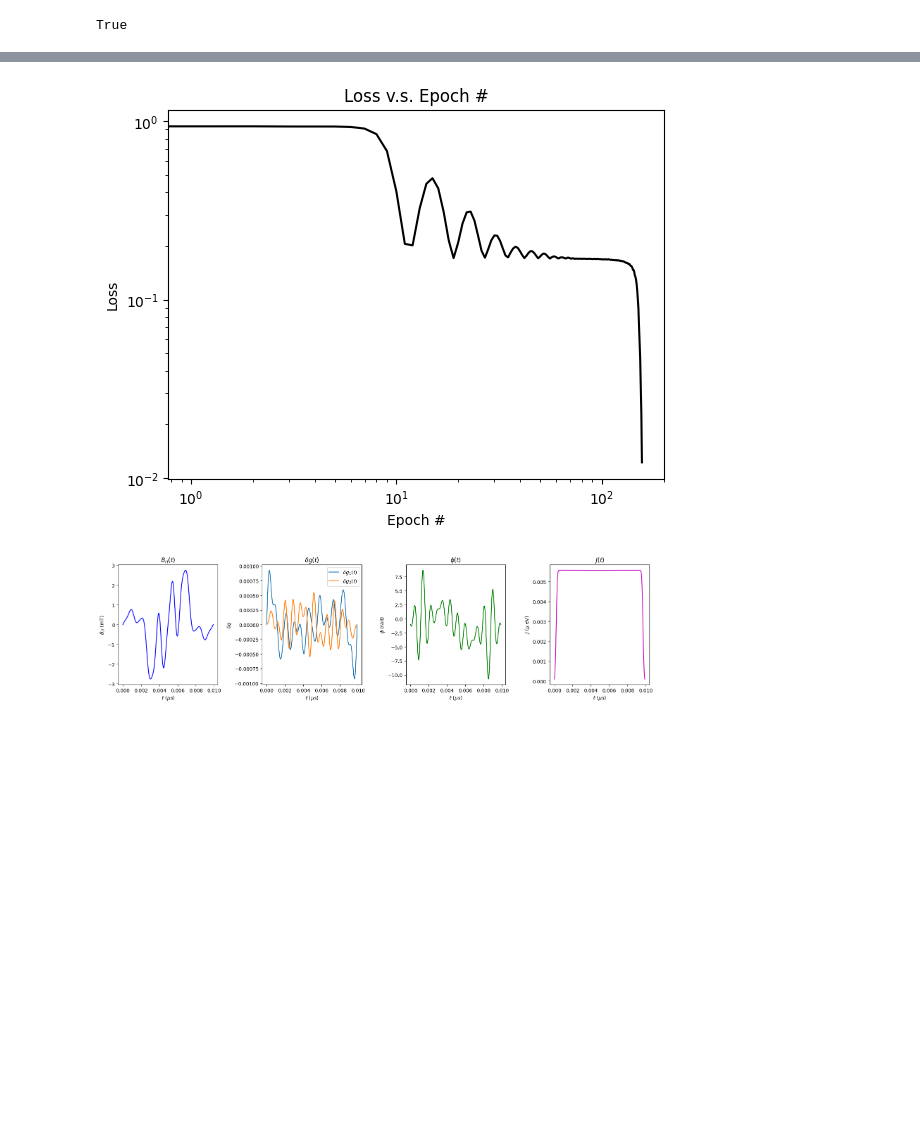
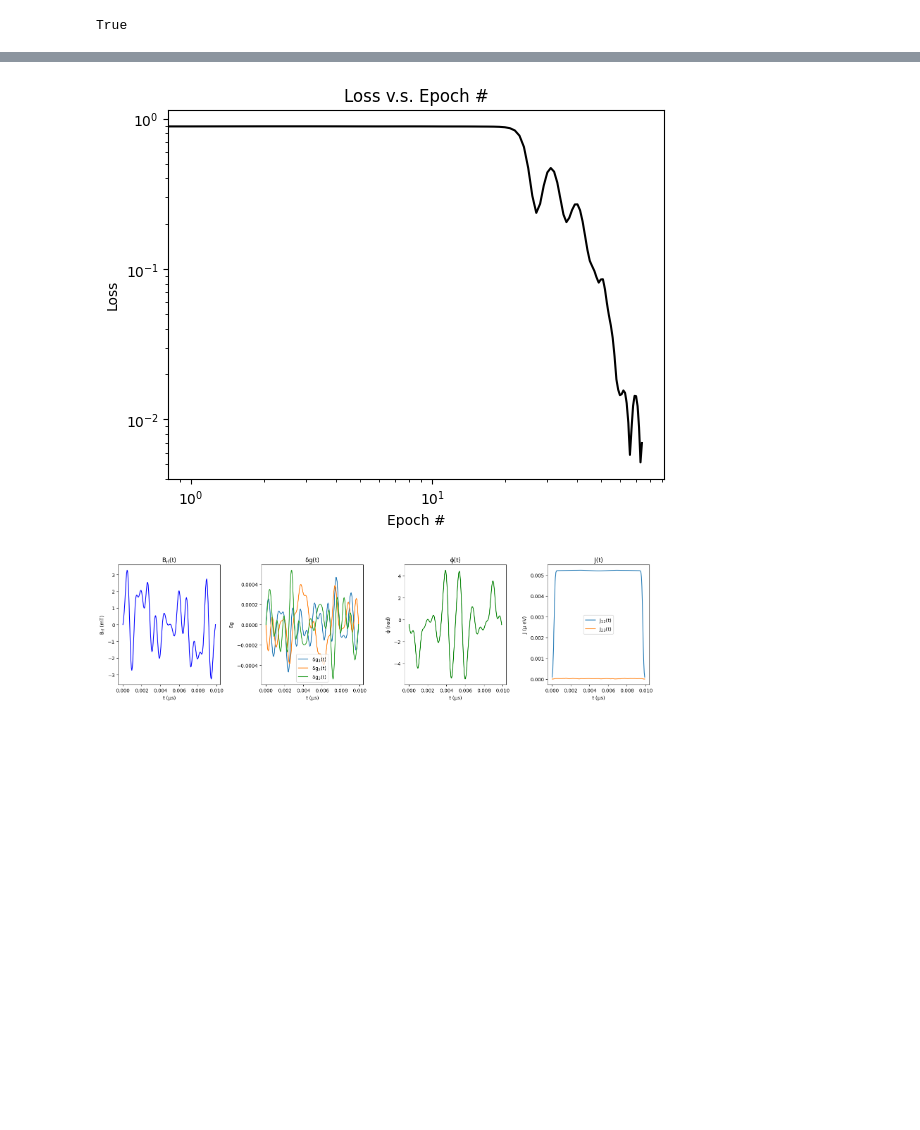
Before and after one commit to mainCSG/QuantumDotControl, a Jupyter notebook: optimal_control/optimal_unitary.ipynb, the cells around one changed output, grey strips where cells are left out. Saved outputs shown, nothing was run; the diff lists cells and outputs as text; code cells hidden in the pictures.

```diff
--- a/optimal_control/optimal_unitary.ipynb
+++ b/optimal_control/optimal_unitary.ipynb
@@ -84,9 +84,9 @@ Ti, Tf = 0, 10e-9 # seconds
 dt = 0.5e-10
 t_units = np.arange(Ti, Tf-dt, dt)
 M = int((Tf - Ti) // dt)
-print(M)
+
 # Number of spins
-N = 2
+N = 3
 isDispersive = False
 
 # Plotting help
@@ -276,7 +279,7 @@ def construct_superop(g, B_rf, phi, J, L, N, dispersive=False):
 
     if N >= 2:
         for j in range(1, N): # Issue if N > 2
-            H += ( J.view(-1,1,1) / (4 * hbar) ) * (torch.mm(X_k(j, N), X_k(j+1, N)) + torch.mm(Y_k(j, N), Y_k(j+1, N)) + torch.mm(Z_k(j, N), Z_k(j+1, N)))
+            H += ( J[j-1].view(-1,1,1) / (4 * hbar) ) * (torch.mm(X_k(j, N), X_k(j+1, N)) + torch.mm(Y_k(j, N), Y_k(j+1, N)) + torch.mm(Z_k(j, N), Z_k(j+1, N))).repeat(M, 1, 1)
 
     Gamma = torch.zeros((M, 2**(2 * N), 2**(2 * N)), dtype=exp_dtype)
     for alpha in range(3):
@@ -295,7 +298,7 @@ def evolve_rho(rho0, g, B_rf, phi, J, L, N, dispersive = False):
 
     if N >= 2:
         for j in range(1, N): # Issue if N > 2
-            H += ( J.view(-1,1,1) / (4 * hbar) ) * (torch.mm(X_k(j, N), X_k(j+1, N)) + torch.mm(Y_k(j, N), Y_k(j+1, N)) + torch.mm(Z_k(j, N), Z_k(j+1, N)))
+            H += ( J[j-1].view(-1,1,1) / (4 * hbar) ) * (torch.mm(X_k(j, N), X_k(j+1, N)) + torch.mm(Y_k(j, N), Y_k(j+1, N)) + torch.mm(Z_k(j, N), Z_k(j+1, N))).repeat(M, 1, 1)
 
     Gamma = torch.zeros((M, 2**(2 * N), 2**(2 * N)), dtype=exp_dtype)
     for alpha in range(3):
@@ -337,5 +340,5 @@ t0 = time.time()
 L_F = construct_superop(g, B_rf, phi, J, L, N, isDispersive)
 print("Time to create superoperator: ", time.time() - t0)
 
-# print(construct_superop(g, B_rf, phi, J, L, N, dispersive=isDispersive))
+print(construct_superop(g, B_rf, phi, J, L, N, dispersive=isDispersive).shape)
 # %% [output]
@@ -351,7 +355,7 @@ theta =np.pi
 
 
 UF_ = RX(theta)
-UF = torch.from_numpy(np.array([[1, 0, 0, 0], [0,0,1,0], [0,1,0,0], [0,0,0,1]])).type(exp_dtype)
+UF = torch.kron(torch.from_numpy(np.array([[1, 0, 0, 0], [0,0,1,0], [0,1,0,0], [0,0,0,1]])).type(exp_dtype),torch.eye(2))
 
 # UF = torch.kron(UF_, torch.eye(2)) if N==2 else UF_
 
@@ -360,7 +364,10 @@ L_desired = torch.kron(UF.conj(), UF)
 # Check out density matrices
 rho0_spin1 =  torch.from_numpy(np.array([[1,0],[0,0]])).type(exp_dtype) # psi0 = |g>
 rho0_spin2 =  torch.from_numpy(np.array([[0,0],[0,1]])).type(exp_dtype) # psi0 = |g>
+rho0_spin3 =  torch.from_numpy(np.array([[1,0],[0,0]])).type(exp_dtype) # psi0 = |g>
+
 rho0 = torch.kron(rho0_spin1, rho0_spin2) if N == 2 else rho0_spin1
+rho0 = torch.kron(torch.kron(rho0_spin1, rho0_spin2),rho0_spin3)
 
 rho_desired = torch.matmul(
             L_desired, rho0.view(-1,)
@@ -369,5 +376,5 @@ rho = torch.matmul(
             construct_superop(g, B_rf, phi, J, L, N, dispersive=isDispersive), rho0.view(-1,)
         )
 
-print(rho_desired.view(2**N,2**N))
-print(rho.view(2**N,2**N))
+# print(rho_desired.view(2**N,2**N))
+# print(rho.view(2**N,2**N))
@@ -409,7 +402,7 @@ class CostFunction(nn.Module):
 
         return (fid-1)**2 + 1 * operator_dist(output, target), fid
 
-opt_params = [g_coeffs.to(device), B_rf_coeffs.to(device), phi_coeffs.to(device)]
+# opt_params = [g_coeffs.to(device), B_rf_coeffs.to(device), phi_coeffs.to(device)]
 lr_dict = {'g': 1e-6, 'B_rf': 1e-5, 'phi': 1e-2, 'J': 1e10}
 optimizer = torch.optim.Adam(
         [{'params': g_coeffs, 'lr': lr_dict['g']},
@@ -432,7 +425,7 @@ for i in range(epochs):
     B_rf = fourier_series(t_units_tensor, B_rf_coeffs)
     g = g_fourier_series(t_units_tensor, g_coeffs)
     phi = phi_fourier_series(t_units_tensor, phi_coeffs)
-    J = construct_J_signal(t_units_tensor,sigma, torch.abs(J_coeffs))
+    J = build_J(t_units_tensor,sigma, torch.abs(J_coeffs))
 
     L_output = construct_superop(g, B_rf, phi, J, L, N, dispersive=isDispersive)
 
@@ -546,11 +535,11 @@ plt.close()
 
 for g_ in g:
     plt.plot(1e6 * t_units, g_.detach().numpy(), 'r')
-    plt.title(r"$\delta g(t)$")
-    plt.xlabel(r'$t\ (\mu s)$')
-    plt.ylabel(r"$\delta g$")
-    plt.savefig('./results/delta_g.png', dpi=350, bbox_inches="tight")
-    plt.close()
+plt.title(r"$\delta g(t)$")
+plt.xlabel(r'$t\ (\mu s)$')
+plt.ylabel(r"$\delta g$")
+plt.savefig('./results/delta_g.png', dpi=350, bbox_inches="tight")
+plt.close()
 # plt.show()
 
 plt.plot(1e6 * t_units, phi.detach().numpy(), 'g')
@@ -561,7 +550,8 @@ plt.savefig('./results/phi.png', dpi=350, bbox_inches="tight")
 plt.close()
 # plt.show()
 
-plt.plot(1e6 * t_units, J.detach().numpy()/((6.242e-18) * 1e-6), 'g')
+for J_ in J:
+    plt.plot(1e6 * t_units, J_.detach().numpy()/((6.242e-18) * 1e-6), 'g')
 plt.title(r"$J(t)$")
 plt.xlabel(r'$t\ (\mu s)$')
 plt.ylabel(r"$J$ ($\mu$eV)")
@@ -580,33 +570,35 @@ axs[0, 0].set_xlabel(r'$t\ (\mu s)$')
 axs[0, 0].set_ylabel(r"$B_{rf}\ $(mT)")
 
 # Plot g
 for i in range(len(g)):
     axs[0, 1].plot(1e6 * t_units, g[i].detach().numpy(), label=f"$\delta g_{i+1}(t)$")
 axs[0, 1].set_title(r"$\delta g(t)$")
 axs[0,1].set_xlabel(r'$t\ (\mu s)$')
 axs[0, 1].set_ylabel(r"$\delta g$")
 axs[0, 1].legend()
 
 # Plot phi
 axs[0, 2].plot(1e6 * t_units, phi.detach().numpy(), 'g')
 axs[0, 2].set_title(r"$\phi(t)$")
 axs[0, 2].set_xlabel(r'$t\ (\mu s)$')
 axs[0, 2].set_ylabel(r"$\phi$ (rad)")
 
 if N >= 2:
     # Plot J
-    axs[0, 3].plot(1e6 * t_units, J.detach().numpy()/((6.242e-18) * 1e-6), 'm')
+    for i in range(len(J)):
+        axs[0, 3].plot(1e6 * t_units, J[i].detach().numpy()/((6.242e-18) * 1e-6),label= r"$J_{{{}{}}}(t)$".format(i+1, i+2))
     axs[0, 3].set_title(r"$J(t)$")
     axs[0, 3].set_xlabel(r'$t\ (\mu s)$')
     axs[0, 3].set_ylabel(r"$J$ ($\mu$ eV)")
+    axs[0, 3].legend()
 
 # Remove empty subplots
 for i in range(1, 4):
     for j in range(4):
         axs[i, j].axis('off')
 
 # Adjust spacing between subplots
 plt.tight_layout()
 # %% [output]
-[figure, old version]
+[figure, new version]
-[figure, old version]
+[figure, new version]
```
Also changed, not shown: parts of 8 cells of this notebook, 5 other files.
